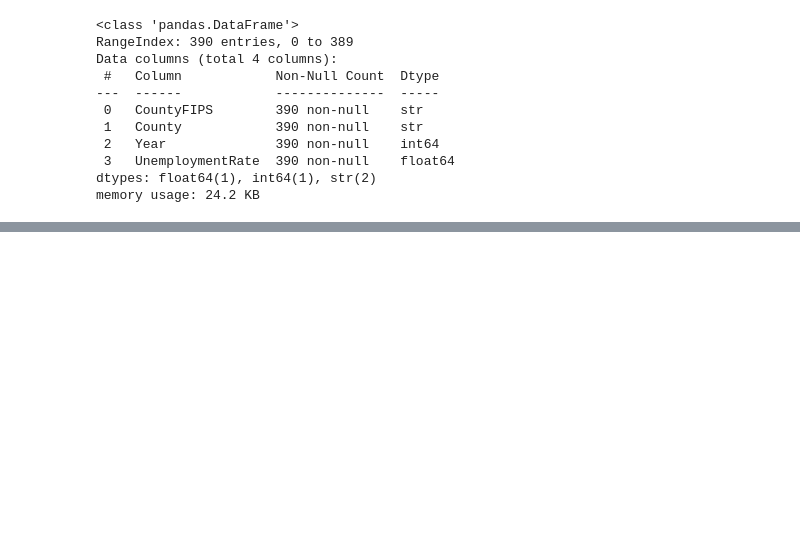
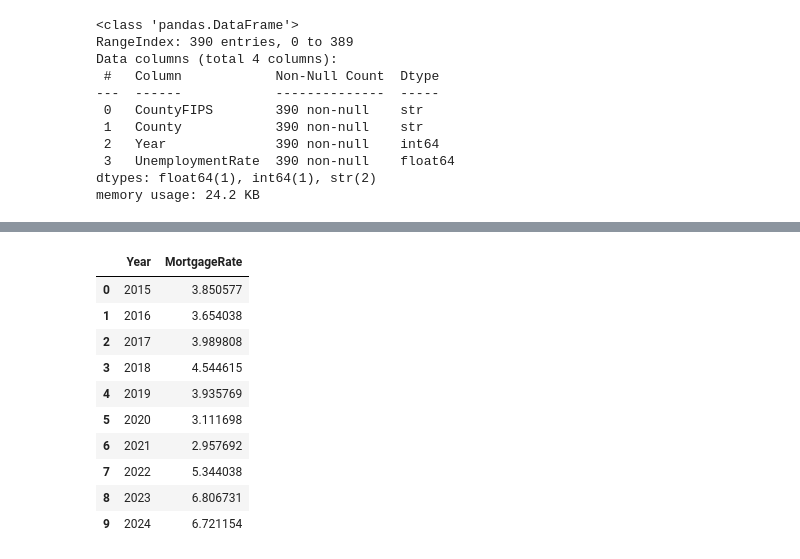
Before and after one commit to binay8/wa-housing, a Jupyter notebook: code/01_data_preparation.ipynb, the cells around one changed output, grey strips where cells are left out. Cells and saved outputs as stored; diff of their text form; code cells hidden in the pictures; blank space fills up the shorter version.

```diff
--- a/code/01_data_preparation.ipynb
+++ b/code/01_data_preparation.ipynb
@@ -318,0 +349,4 @@ Name: CountyFIPS, Length: 390, dtype: str
+# %%
+interest_rates_path = DATA_DIR / 'interest_rate.csv'
+interest_rates = pd.read_csv(interest_rates_path)
+interest_rates.info()
@@ -318,0 +372,23 @@ Name: CountyFIPS, Length: 390, dtype: str
+# %%
+# Convert observation date to datetime datatype
+interest_rates["observation_date"] = pd.to_datetime(
+    interest_rates["observation_date"]
+)
+# %%
+# Aggregate weekly 30 year mortgage interest rate to yearly average
+interest_rates["Year"] = interest_rates["observation_date"].dt.year
+interest_annual = interest_rates.groupby("Year", as_index=False).agg(MortgageRate=("MORTGAGE30US", "mean"))
+
+interest_annual
+# %% [output]
+|  | Year | MortgageRate |
+| 0 | 2015 | 3.850577 |
+| 1 | 2016 | 3.654038 |
+| 2 | 2017 | 3.989808 |
+| 3 | 2018 | 4.544615 |
+| 4 | 2019 | 3.935769 |
+| 5 | 2020 | 3.111698 |
+| 6 | 2021 | 2.957692 |
+| 7 | 2022 | 5.344038 |
+| 8 | 2023 | 6.806731 |
+| 9 | 2024 | 6.721154 |
```
Also changed, not shown: parts of 7 cells of this notebook.
